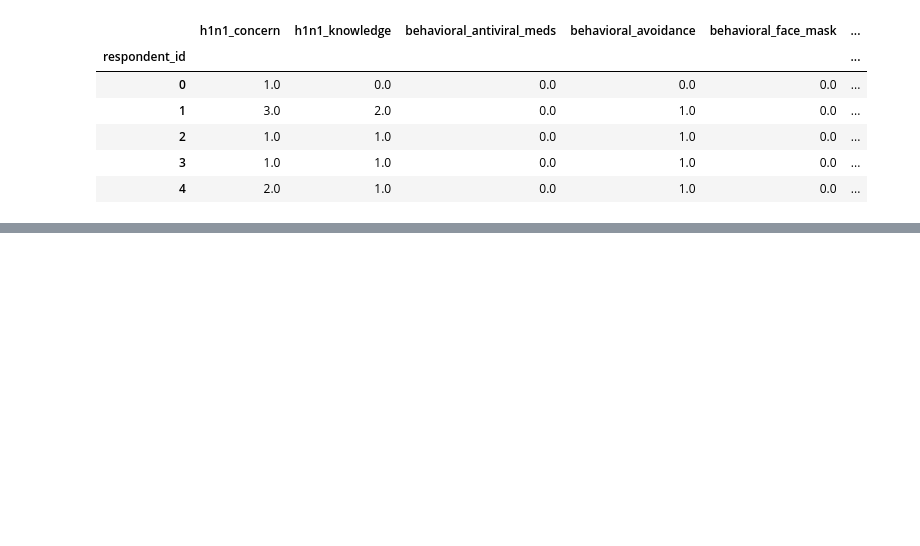
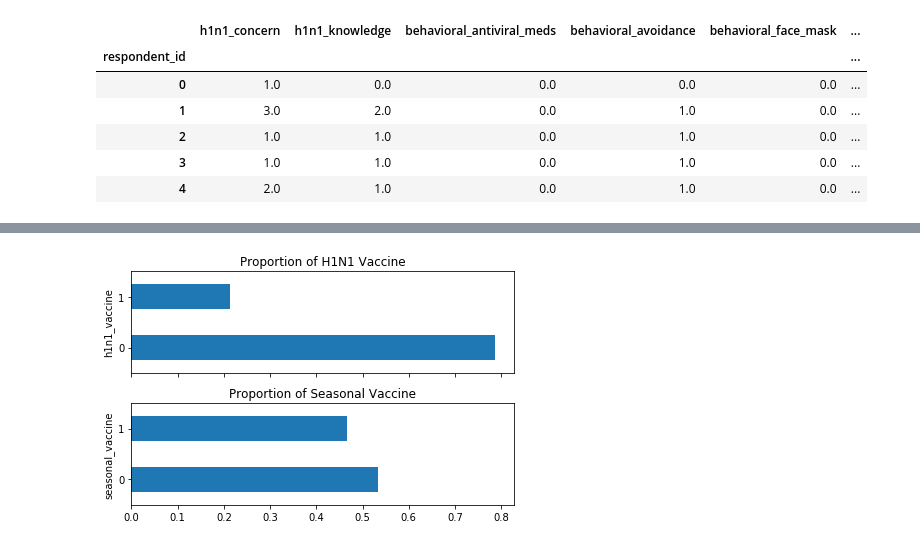
Before and after one commit to JamesMokua/Flu-Shot-Learning-Predict-H1N1-and-Seasonal-Flu-Vaccines, a Jupyter notebook: Flu_test2.ipynb, the cells around one changed output, grey strips where cells are left out. Drawn from its saved outputs; the diff is of its cells as text; code cells hidden in the pictures; blank space fills up the shorter version.

```diff
--- a/Flu_test2.ipynb
+++ b/Flu_test2.ipynb
@@ -41,3 +48,26 @@ labels_df.shape (26707, 2)
 # checking whether the rows match
 # no output means that the rows match
 np.testing.assert_array_equal(features_df.index.values, labels_df.index.values)
+# %%
+%matplotlib inline
+fig, ax = plt.subplots(2, 1, sharex=True)
+
+n_obs = labels_df.shape[0]
+
+(labels_df['h1n1_vaccine']
+    .value_counts()
+    .div(n_obs)
+    .plot.barh(title="Proportion of H1N1 Vaccine", ax=ax[0])
+)
+ax[0].set_ylabel("h1n1_vaccine")
+
+(labels_df['seasonal_vaccine']
+    .value_counts()
+    .div(n_obs)
+    .plot.barh(title="Proportion of Seasonal Vaccine", ax=ax[1])
+)
+ax[1].set_ylabel("seasonal_vaccine")
+
+fig.tight_layout()
+# %% [output]
+[figure, added]
```
Also changed, not shown: parts of 10 cells of this notebook.
